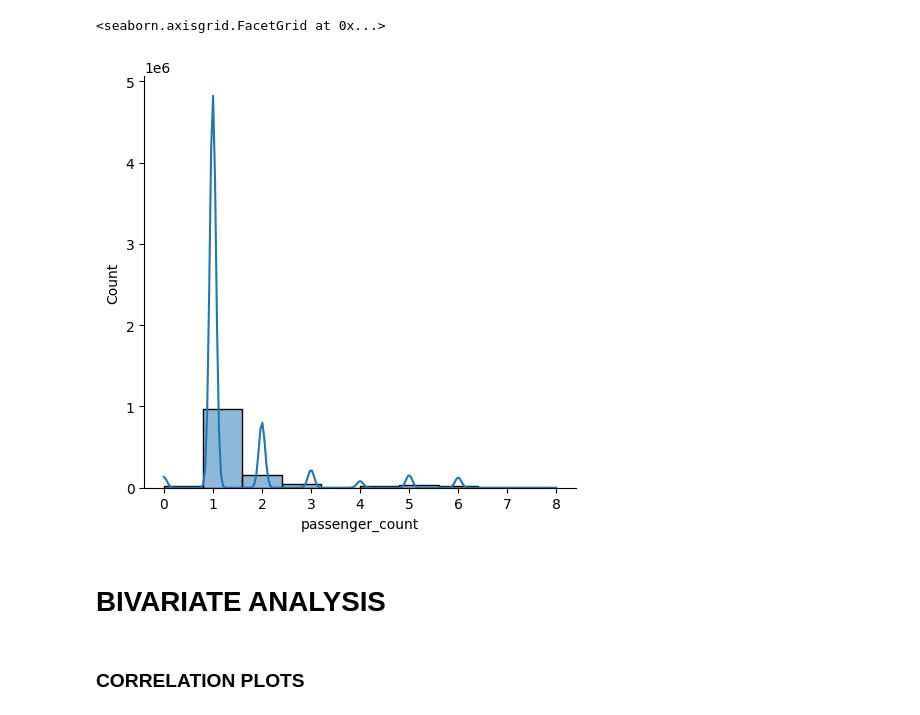
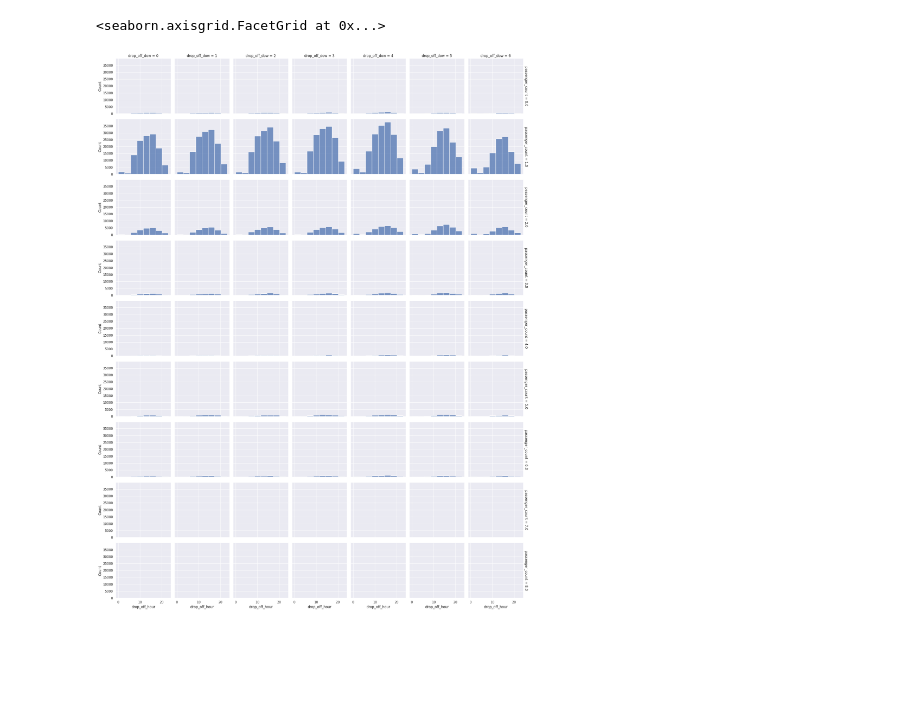
Before and after one commit to inner-outer-space/de-zoomcamp-2024, a Jupyter notebook: week_1_basics_n_setup/docker_sql/data-viz.ipynb, the cells around one changed output. Drawn from its saved outputs; the diff is of its cells as text; code cells hidden in the pictures; blank space fills up the shorter version.

```diff
--- a/week_1_basics_n_setup/docker_sql/data-viz.ipynb
+++ b/week_1_basics_n_setup/docker_sql/data-viz.ipynb
@@ -55,9 +138,0 @@ plt.show()
-# %%
-sns.displot(taxi_df_orig['passenger_count'], bins=10, kde=True)
-# %% [output]
-<seaborn.axisgrid.FacetGrid at 0x...>
-[figure, removed]
-# %% [markdown]
-# BIVARIATE ANALYSIS
-# %% [markdown]
-### CORRELATION PLOTS
@@ -80,0 +139,9 @@ sns.heatmap(corr,
+# %%
+sns.set_theme(style="darkgrid")
+sns.displot(
+    taxi_df_short, x="drop_off_hour", col="drop_off_dow", row="passenger_count",
+    binwidth=3, height=3, facet_kws=dict(margin_titles=True),
+)
+# %% [output]
+<seaborn.axisgrid.FacetGrid at 0x...>
+[figure, added]
```
Also changed, not shown: parts of 21 cells of this notebook, 1 other file.
